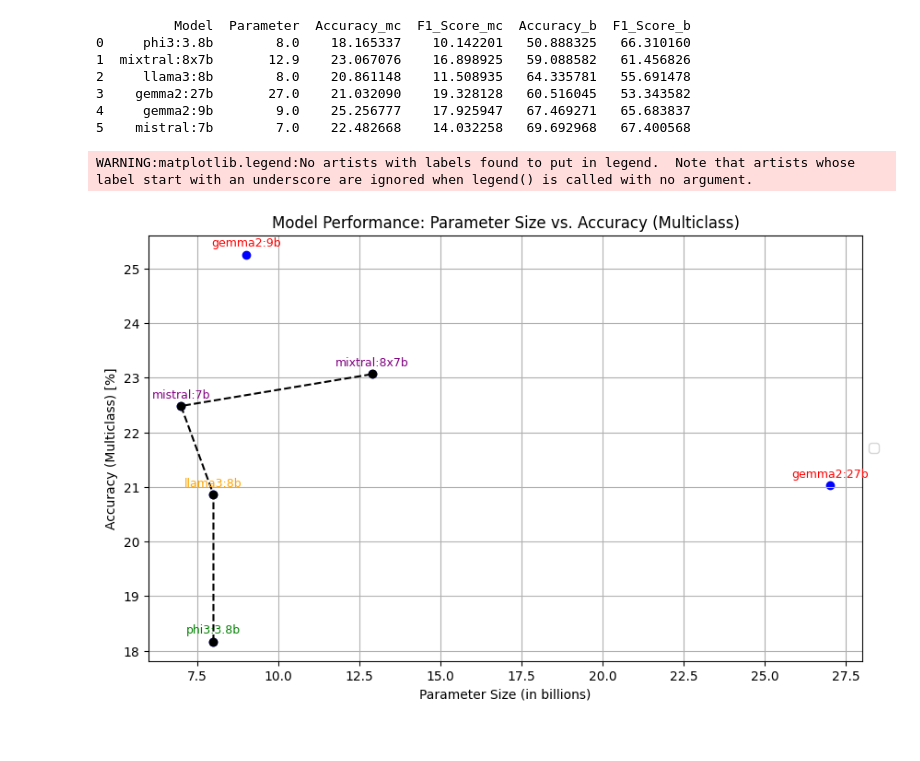
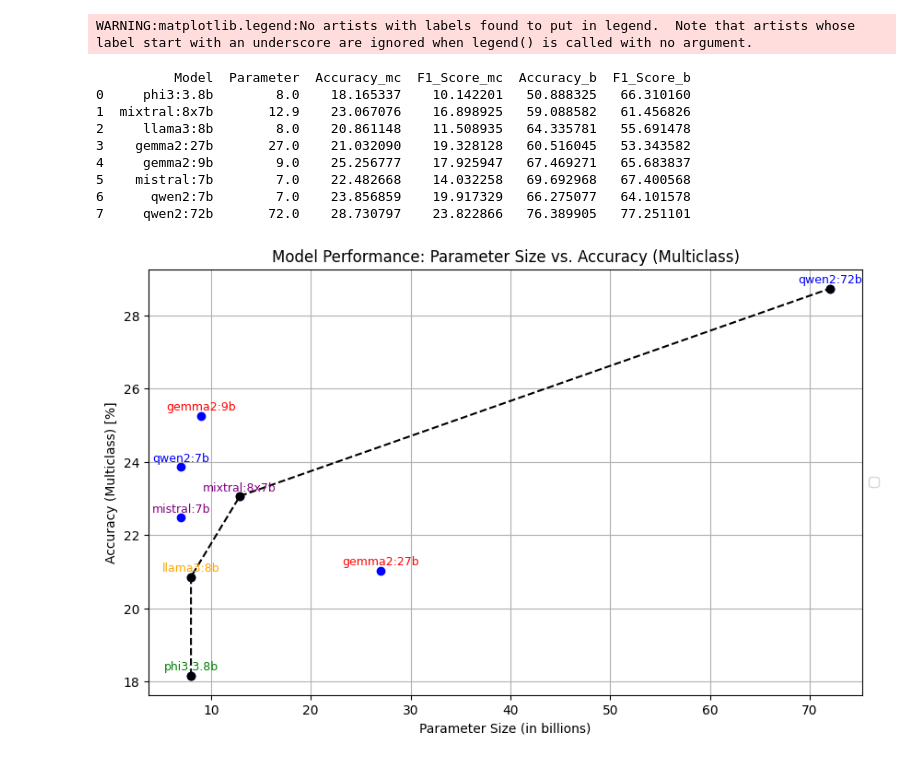
Before and after one commit to basakbozkurt/fact_checking, a Jupyter notebook: metrics_graph.ipynb, the cells around one changed output. Saved outputs shown, nothing was run; the diff lists cells and outputs as text; code cells hidden in the pictures.

```diff
--- a/metrics_graph.ipynb
+++ b/metrics_graph.ipynb
@@ -3,15 +3,17 @@
 # %%
 import pandas as pd
 import matplotlib.pyplot as plt
+import numpy as np
+
 
 
 data = {
-    'Model': ['phi3:3.8b', 'mixtral:8x7b', 'llama3:8b', 'gemma2:27b', 'gemma2:9b', 'mistral:7b'],
-    'Parameter': [8, 12.9, 8, 27, 9, 7],
-    'Accuracy_mc': [0.18165337200870196, 0.23067076292882743, 0.2086114819759679, 0.2103209019947962, 0.25256777235224787, 0.2248266754704523],
-    'F1_Score_mc': [0.1014220123017006, 0.1689892501611514, 0.11508935034843315, 0.19328128116342136, 0.17925947288255492,  0.140322578795139],
-    'Accuracy_b': [0.5088832487309645, 0.5908858166922683, 0.6433578104138852, 0.6051604509973981, 0.6746927092103048, 0.6969296797622978],
-    'F1_Score_b': [0.6631016042780749, 0.6145682585624699, 0.5569147833298776, 0.5334358186010761, 0.6568383658969804, 0.6740056818181818]
+    'Model': ['phi3:3.8b', 'mixtral:8x7b', 'llama3:8b', 'gemma2:27b', 'gemma2:9b', 'mistral:7b', 'qwen2:7b', 'qwen2:72b'],
+    'Parameter': [8, 12.9, 8, 27, 9, 7, 7, 72],
+    'Accuracy_mc': [0.18165337200870196, 0.23067076292882743, 0.2086114819759679, 0.2103209019947962, 0.25256777235224787, 0.2248266754704523, 0.23856858846918488, 0.28730797366495975],
+    'F1_Score_mc': [0.1014220123017006, 0.1689892501611514, 0.11508935034843315, 0.19328128116342136, 0.17925947288255492,  0.140322578795139, 0.19917328758189168, 0.23822865655263906],
+    'Accuracy_b': [0.5088832487309645, 0.5908858166922683, 0.6433578104138852, 0.6051604509973981, 0.6746927092103048, 0.6969296797622978, 0.6627507681185614, 0.763899049012436],
+    'F1_Score_b': [0.6631016042780749, 0.6145682585624699, 0.5569147833298776, 0.5334358186010761, 0.6568383658969804, 0.6740056818181818, 0.6410157752981916, 0.772511013215859]
 }
 
 
@@ -25,47 +27,65 @@ print(df)
 
 
 
-selected_models = ['phi3:3.8b', 'mixtral:8x7b', 'llama3:8b', 'mistral:7b']
-selected_df_mc = df[df['Model'].isin(selected_models)].sort_values(by='Accuracy_mc')
+selected_models = ['phi3:3.8b', 'mixtral:8x7b', 'llama3:8b', 'qwen2:72b']
+selected_df_mc = df[df['Model'].isin(selected_models)].sort_values(by='Parameter')
 selected_df_b = df[df['Model'].isin(selected_models)].sort_values(by='Accuracy_b')
 
 label_colors = []
 for model in df['Model']:
     if 'phi' in model:
         label_colors.append('green')
     elif 'mixtral' in model or 'mistral' in model:
         label_colors.append('purple')
     elif 'llama' in model:
         label_colors.append('orange')
     elif 'gemma' in model:
         label_colors.append('red')
+    elif 'qwen' in model:
+        label_colors.append('blue')
     else:
         label_colors.append('black')
 
 
 
 plt.figure(figsize=(10, 6))
 plt.scatter(df['Parameter'], df['Accuracy_mc'], color='blue')
 
 for i, row in df.iterrows():
     plt.text(row['Parameter'], row['Accuracy_mc'] + 0.15, row['Model'], fontsize=9, ha='center', color=label_colors[i])
 
 
 plt.plot(selected_df_mc['Parameter'], selected_df_mc['Accuracy_mc'], linestyle='--', color='black', marker='o')
 
 plt.xlabel('Parameter Size (in billions)')
 plt.ylabel('Accuracy (Multiclass) [%]')
 plt.title('Model Performance: Parameter Size vs. Accuracy (Multiclass)')
 plt.legend(loc='center left', bbox_to_anchor=(1, 0.5))
 plt.grid(True)
 plt.show()
+
+ # Binary accuracy
+plt.figure(figsize=(10, 6))
+plt.scatter(df['Parameter'], df['Accuracy_b'], color='blue')
+
+for i, row in df.iterrows():
+    plt.text(row['Parameter'], row['Accuracy_b'] + 0.30, row['Model'], fontsize=9, ha='center', color=label_colors[i])
+
+plt.xlabel('Parameter Size (in billions)')
+plt.ylabel('Accuracy (Binary) [%]')
+plt.title('Model Performance: Parameter Size vs. Accuracy (Binary)')
+plt.legend(loc='center left', bbox_to_anchor=(1, 0.5))
+plt.grid(True)
+plt.show()
 # %% [output]
-          Model  Parameter  Accuracy_mc  F1_Score_mc  Accuracy_b  F1_Score_b
-0     phi3:3.8b        8.0    18.165337    10.142201   50.888325   66.310160
-1  mixtral:8x7b       12.9    23.067076    16.898925   59.088582   61.456826
-2     llama3:8b        8.0    20.861148    11.508935   64.335781   55.691478
-3    gemma2:27b       27.0    21.032090    19.328128   60.516045   53.343582
-4     gemma2:9b        9.0    25.256777    17.925947   67.469271   65.683837
-5    mistral:7b        7.0    22.482668    14.032258   69.692968   67.400568
+WARNING:matplotlib.legend:No artists with labels found to put in legend.  Note that artists whose label start with an underscore are ignored when legend() is called with no argument.
-WARNING:matplotlib.legend:No artists with labels found to put in legend.  Note that artists whose label start with an underscore are ignored when legend() is called with no argument.
+          Model  Parameter  Accuracy_mc  F1_Score_mc  Accuracy_b  F1_Score_b
+0     phi3:3.8b        8.0    18.165337    10.142201   50.888325   66.310160
+1  mixtral:8x7b       12.9    23.067076    16.898925   59.088582   61.456826
+2     llama3:8b        8.0    20.861148    11.508935   64.335781   55.691478
+3    gemma2:27b       27.0    21.032090    19.328128   60.516045   53.343582
+4     gemma2:9b        9.0    25.256777    17.925947   67.469271   65.683837
+5    mistral:7b        7.0    22.482668    14.032258   69.692968   67.400568
+6      qwen2:7b        7.0    23.856859    19.917329   66.275077   64.101578
+7     qwen2:72b       72.0    28.730797    23.822866   76.389905   77.251101
-[figure, old version]
+[figure, new version]
```
Also changed, not shown: parts of 3 cells of this notebook.
